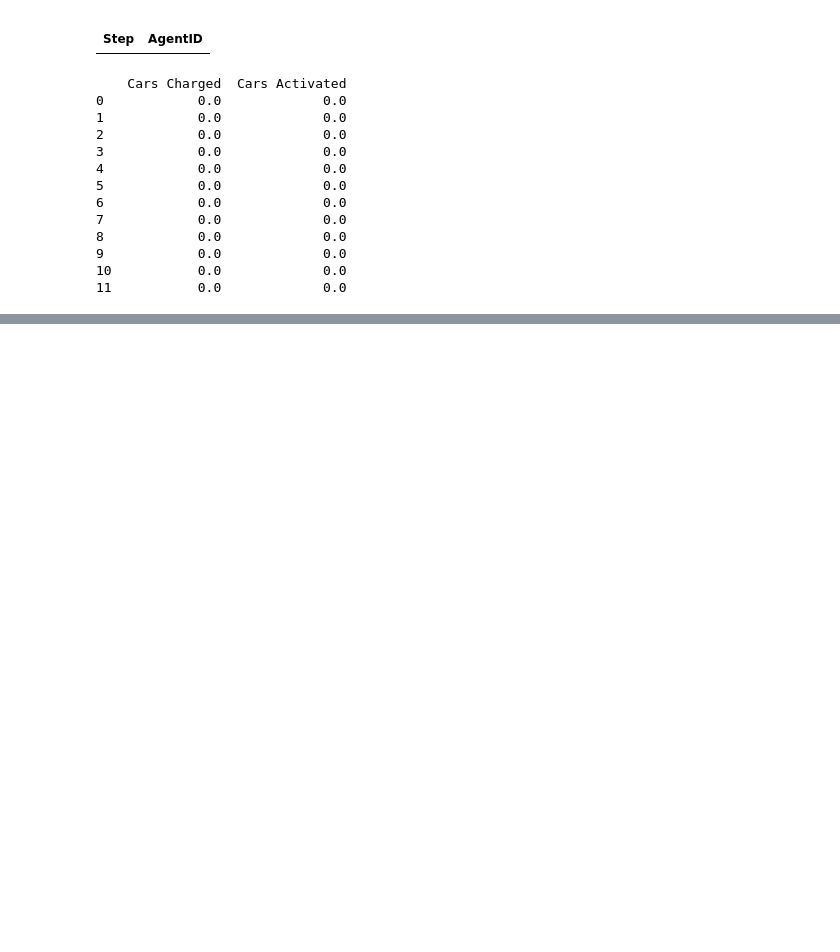
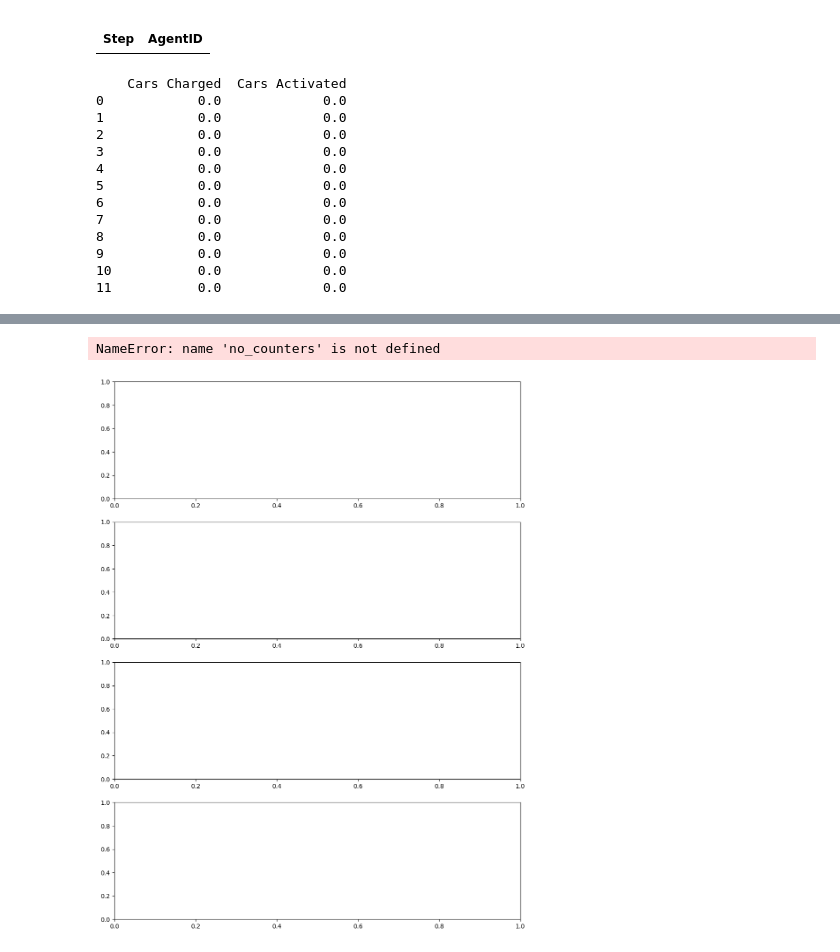
Before and after one commit to akintomiwa/e4cd, a Jupyter notebook: ev_abm_simplest.ipynb, the cells around one changed output, grey strips where cells are left out. Drawn from its saved outputs; the diff is of its cells as text; code cells hidden in the pictures; blank space fills up the shorter version.

```diff
--- a/ev_abm_simplest.ipynb
+++ b/ev_abm_simplest.ipynb
@@ -580,42 +580,44 @@ Traceback (most recent call last):
 AttributeError: 'Model' object has no attribute 'grid'
 # %%
 run_stats = model.datacollector.get_model_vars_dataframe()
-fig, (ax1, ax2, ax3, ax4) = plt.subplots(4, 1)
+fig, (ax1, ax2, ax3, ax4) = plt.subplots(2, 1)
 fig.figure.set_figwidth(12)
 fig.figure.set_figheight(16)
-fig.suptitle(f'Simulations stats using {no_counters} counters', fontsize=20)
-ax1.plot(run_stats[['Customers Arrived',
-                'Customers Served',
-                'Customers Balked',
+fig.suptitle(f'Simulations stats using {no_cars} cars', fontsize=20)
+ax1.plot(run_stats[['Cars Activated',
+                'Cars Charged',
                ]])
-ax1.legend(['Customers Arrived',
-            'Customers Served',
+ax1.legend(['Cars Activated',
+            'Cars Charged',
             'Customers Balked',
             ])
 ax1.set_ylabel('Customers')
 ax1.set_xlim(0)
 ax1.set_ylim(0)
 ax2.plot(run_stats['Average Queue Size'], color='red')
 ax2.legend(['Average Queue Size'])
 ax2.set_ylabel('Customers')
 ax2.set_xlim(0)
 ax2.set_ylim(0)
 ax3.plot(run_stats['Average Waiting Time'], color='grey')
 ax3.legend(['Average Waiting Time (across full hour)'])
 ax3.set_ylabel('Seconds')
 ax3.set_xlim(0)
 ax3.set_ylim(0)
 ax4.plot(run_stats[['Gross Margin',
                 'Operating Costs',
                 'Total Profit'
                ]])
 ax4.legend(['Gross Margin',
             'Operating Costs',
             'Total Profit'
             ])
 ax4.set_ylabel('Dollars')
 ax4.set_xlim(0)
 fig.show()
+# %% [output]
+NameError: name 'no_counters' is not defined
+[figure, added]
 # %%
 # from travel
 
```
Also changed, not shown: parts of 3 cells of this notebook.
